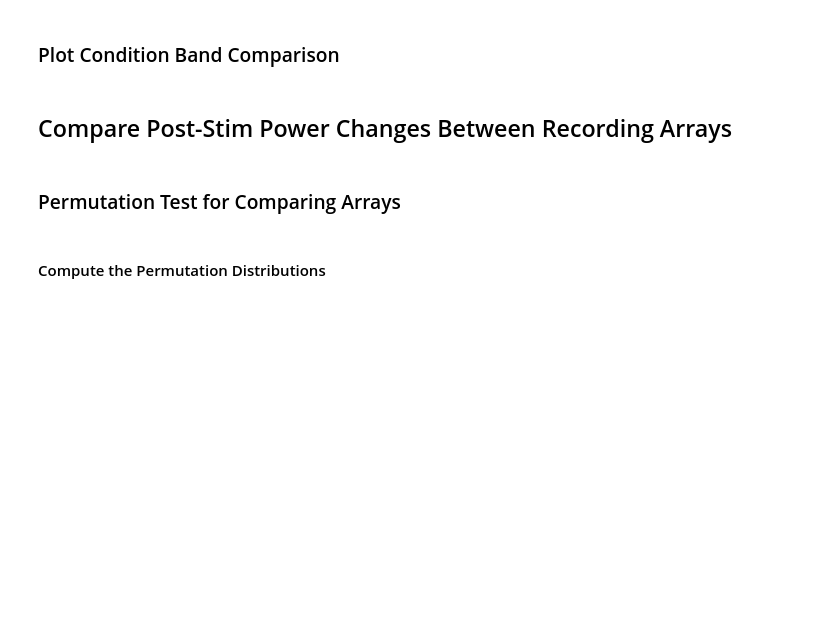
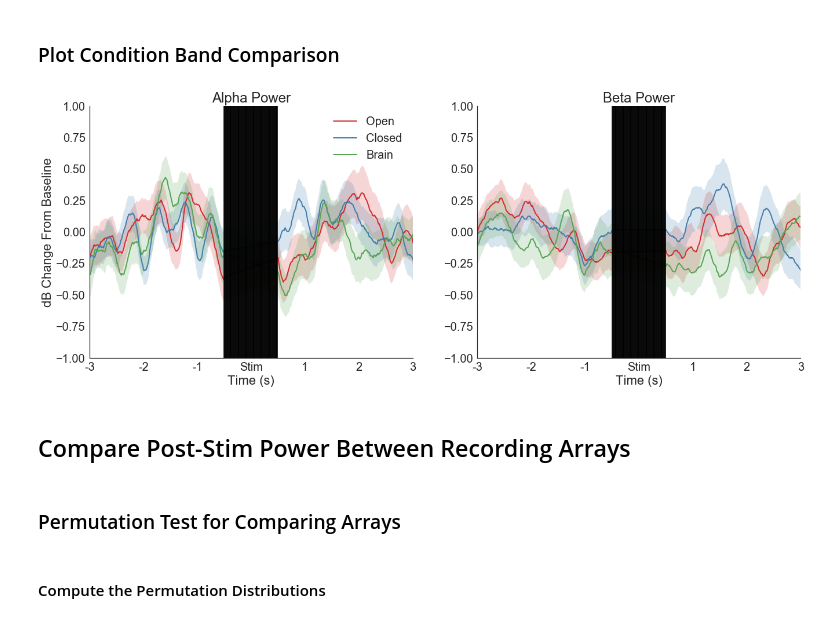
Before and after one commit to mghneurotherapeutics/GalileoTACS, a Jupyter notebook: code/galileoTACS_analysis.ipynb, the cells around one changed output. Drawn from its saved outputs; the diff is of its cells as text; code cells hidden in the pictures; blank space fills up the shorter version.

Commit message:
Verified reproducibility of main results with re-factored code. Removed old analysis code

```diff
--- a/code/galileoTACS_analysis.ipynb
+++ b/code/galileoTACS_analysis.ipynb
@@ -460,14 +464,16 @@ fig.savefig('../plots/main_experiment/main_condition_toi_comparison.png')
 # %% [markdown]
 ### Plot Condition Band Comparison
 # %%
-from plotting import plot_condition_toi_comparison
+from plotting import plot_condition_band_comparison
 
 %matplotlib inline
 
-fig = plot_condition_toi_comparison('main')
-fig.savefig('../plots/main_experiment/main_condition_toi_comparison.png')
+fig = plot_condition_band_comparison('main')
+fig.savefig('../plots/main_experiment/main_condition_band_comparison.png')
+# %% [output]
+[figure, added]
 # %% [markdown]
-## Compare Post-Stim Power Changes Between Recording Arrays
+## Compare Post-Stim Power Between Recording Arrays
 # %% [markdown]
 ### Permutation Test for Comparing Arrays
 # %% [markdown]
```
Also changed, not shown: parts of 65 cells of this notebook, 17 other files.
